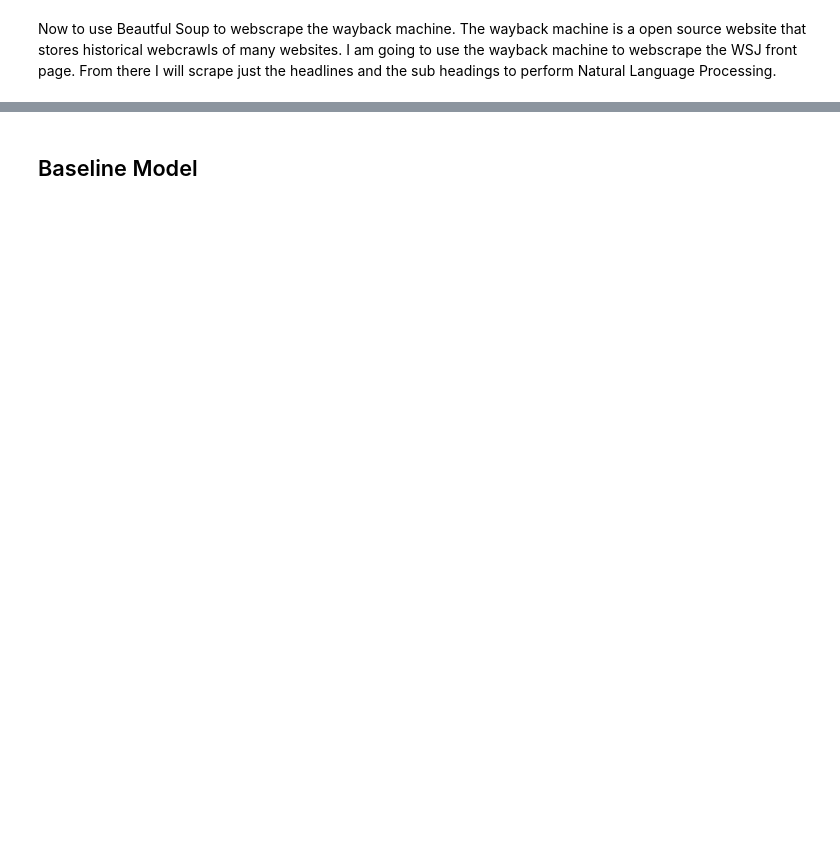
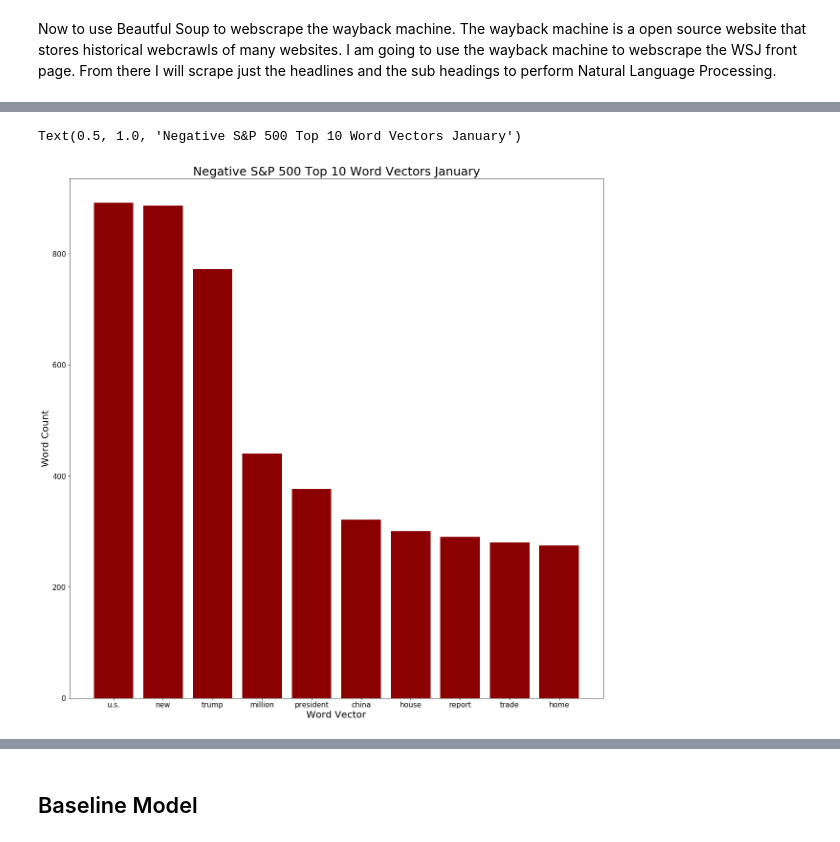
Before and after one commit to gabertooth/dsc-capstone-project-v2-online-ds-pt-021119, a Jupyter notebook: CapStone_PythonBook.ipynb, the cells around one changed output, grey strips where cells are left out. Saved outputs shown, nothing was run; the diff lists cells and outputs as text; code cells hidden in the pictures; blank space fills up the shorter version.

```diff
--- a/CapStone_PythonBook.ipynb
+++ b/CapStone_PythonBook.ipynb
@@ -310,0 +727,8 @@ final
+# %%
+negative_tokens=[] #Use this to take out all of the stop words
+for x in tokenized_negative:
+    for y in x:
+        if y not in stopwords_list:
+            negative_tokens.append(y.lower())
+# %%
+FreqDist_negative=dict(FreqDist(negative_tokens).most_common(10))
@@ -310,0 +749,12 @@ final
+# %%
+plt.figure(figsize=(20,20))
+plt.bar(x=FreqDist_negative.keys(),
+        height=FreqDist_negative.values(),
+        color='darkred')
+plt.tick_params(labelsize=15)
+plt.xlabel('Word Vector',size=20)
+plt.ylabel('Word Count',size=20)
+plt.title('Negative S&P 500 Top 10 Word Vectors January', size=25)
+# %% [output]
+Text(0.5, 1.0, 'Negative S&P 500 Top 10 Word Vectors January')
+[figure, added]
```
Also changed, not shown: parts of 165 cells of this notebook, 25 other files.
